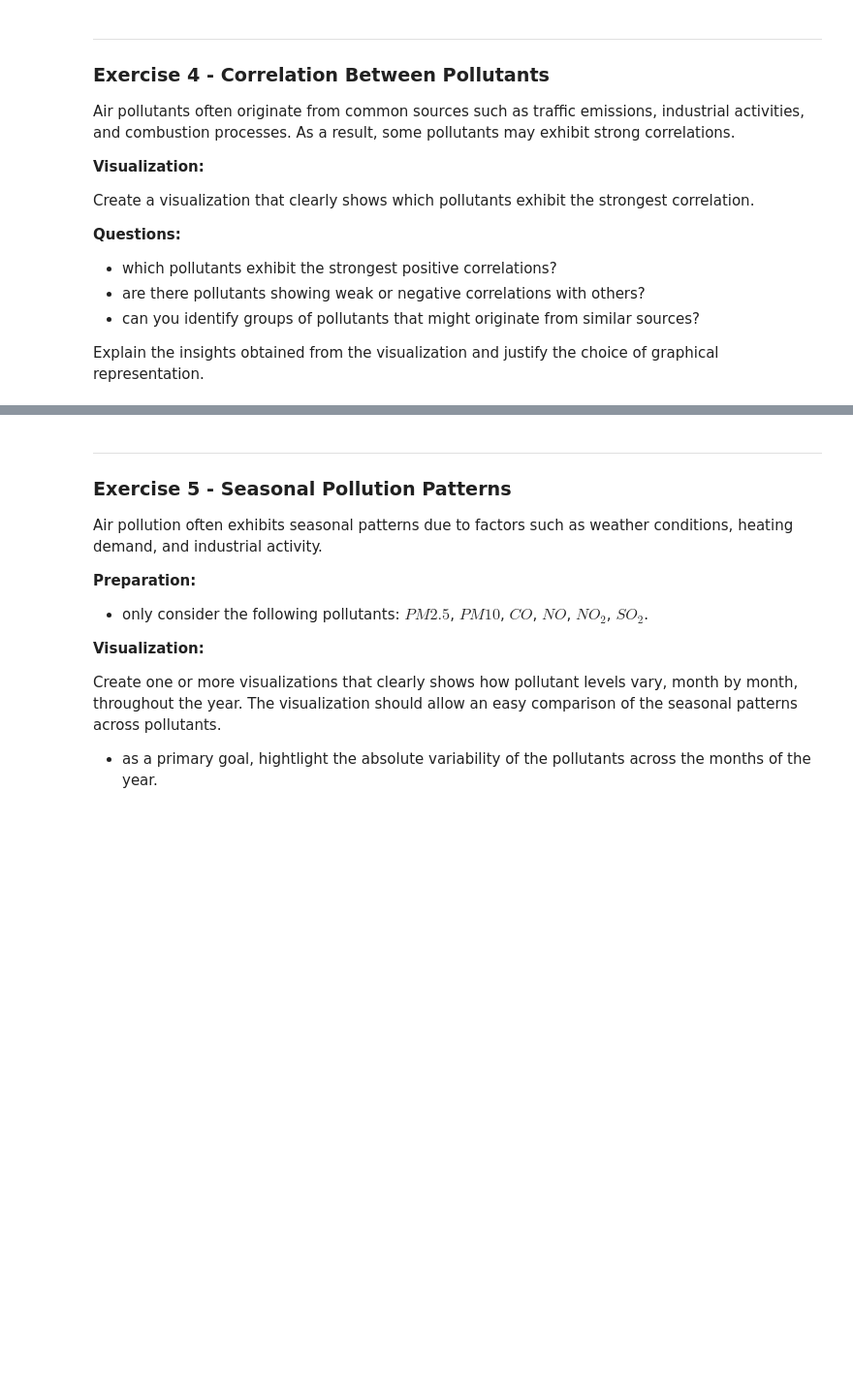
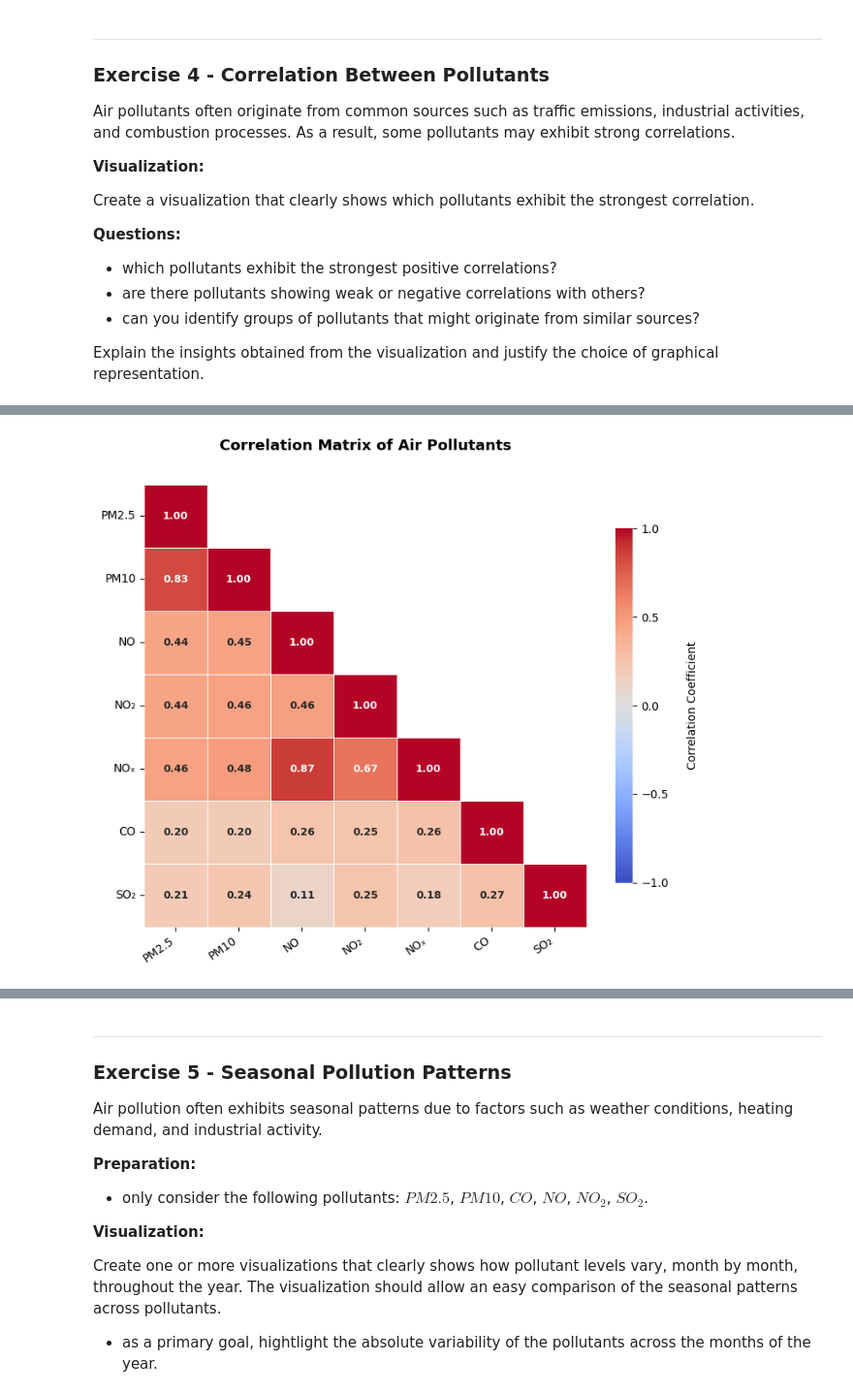
Before and after one commit to micheleminuti/python-data-visualization, a Jupyter notebook: assignment_1.ipynb, the cells around one changed output, grey strips where cells are left out. Shown at 97% size. Drawn from its saved outputs; the diff is of its cells as text; code cells hidden in the pictures; blank space fills up the shorter version.

```diff
--- a/assignment_1.ipynb
+++ b/assignment_1.ipynb
@@ -1228,0 +1287,15 @@ Explain the insights obtained from the visualization and justify the choice of g
+# %%
+# Select pollutant columns only
+# now we can select NOx as well since we are not doing correlation or mean comparisons that would be distorted by multicollinearity
+POLLUTANTS = ["pm2.5", "pm10", "no", "no2", "nox", "co", "so2"]
+POL_LABELS = ["PM2.5", "PM10", "NO", "NO₂", "NOₓ", "CO", "SO₂"]
+
+# correlation matrix
+corr = df[POLLUTANTS].corr()
+
+# Rename for display
+corr.index   = POL_LABELS
+corr.columns = POL_LABELS
+
+print("Correlation matrix:")
+print(corr.round(2))
@@ -1228,0 +1312,47 @@ Explain the insights obtained from the visualization and justify the choice of g
+# %%
+# Mask the upper triangle to avoid redundancy
+mask = np.triu(np.ones_like(corr, dtype=bool), k=1)
+
+# Figure
+fig, ax = plt.subplots(figsize=(9, 7))
+
+sns.heatmap(
+    corr,
+    mask=mask,
+    cmap="coolwarm",        # diverging: blue = negative, red = positive
+    vmin=-1, vmax=1,        # fix scale to full correlation range
+    center=0,               # white = zero correlation
+    annot=True,             # show numeric values in each cell
+    fmt=".2f",              # 2 decimal places
+    linewidths=0.5,
+    linecolor="white",
+    square=True,            # force square cells for visual symmetry
+    cbar_kws={
+        "label"     : "\nCorrelation Coefficient",
+        "shrink"    : 0.8,
+        "ticks"     : [-1, -0.5, 0, 0.5, 1]
+    },
+    annot_kws={"size": 9, "weight": "bold"},
+    ax=ax
+)
+
+# Axis formatting
+ax.set_xticklabels(
+    ax.get_xticklabels(),
+    rotation=35, ha="right", fontsize=10
+)
+ax.set_yticklabels(
+    ax.get_yticklabels(),
+    rotation=0, fontsize=10
+)
+
+ax.set_title(
+    "Correlation Matrix of Air Pollutants",
+    fontsize=13, fontweight="bold", pad=30
+)
+
+
+
+plt.show()
+# %% [output]
+[figure, added]
```
Also changed, not shown: parts of 59 cells of this notebook, 2 other files.
